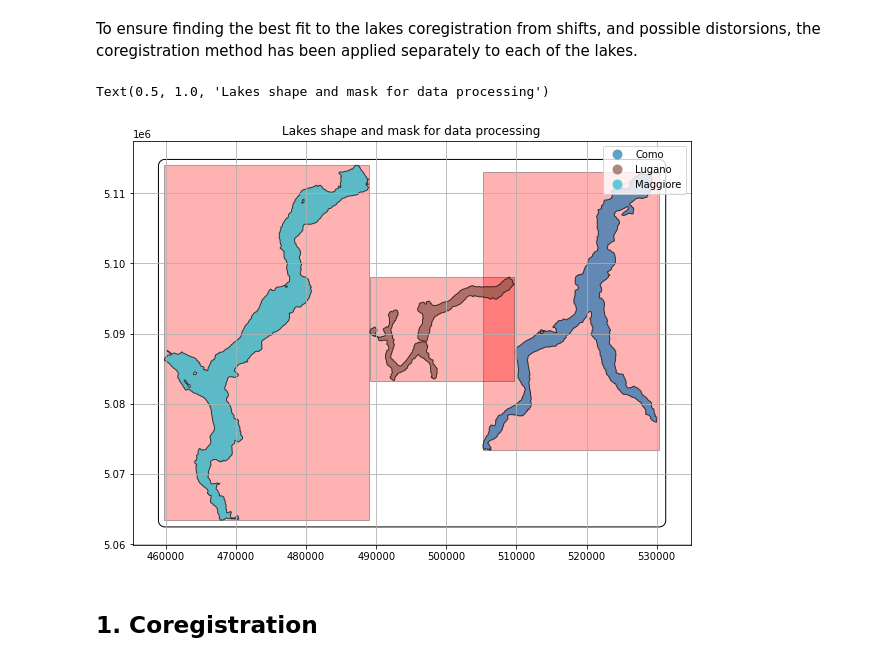
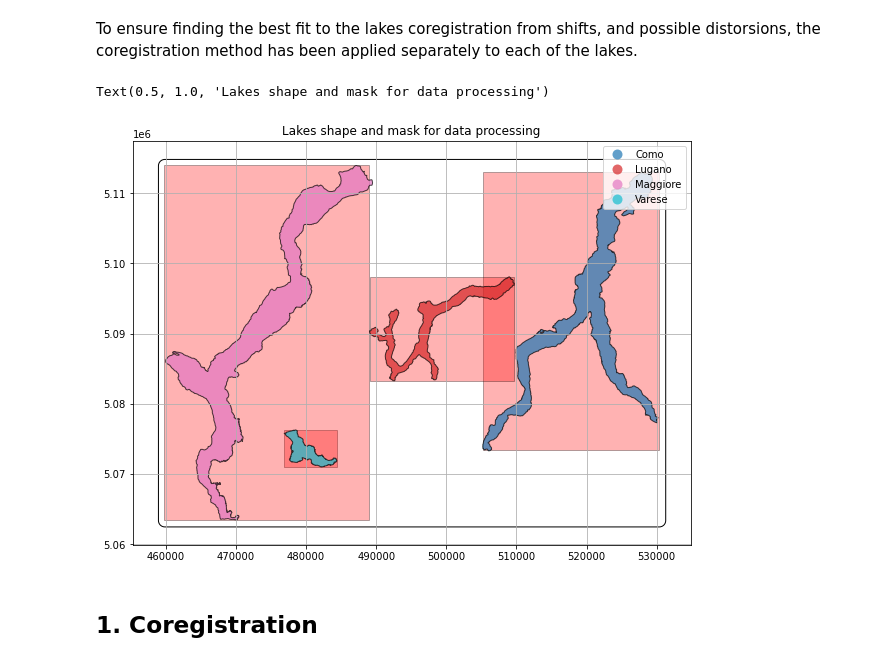
Before and after one commit to JFToro192/jpnbWQPsimile, a Jupyter notebook: notebooks/WQP_Coregistration.ipynb, the cells around one changed output. Drawn from its saved outputs; the diff is of its cells as text; code cells hidden in the pictures.

```diff
--- a/notebooks/WQP_Coregistration.ipynb
+++ b/notebooks/WQP_Coregistration.ipynb
@@ -49,23 +49,23 @@ cwd = {
 To ensure finding the best fit to the lakes coregistration from shifts, and possible distorsions, the coregistration method has been applied separately to each of the lakes.
 # %%
 # Lakes shapes and mask
-featureLakes = os.path.join(cwd['vector'],'simile_laghi/simile_laghi.shp')
+featureLakes = os.path.join(cwd['vector'],'simile_laghi/como_lugano_maggiore_varese.shp')
 featureGeometry = os.path.join(cwd['vector'],'simile_laghi_extent/simile_laghi_extent_600m_buff.shp')
-featureBoxes = os.path.join(cwd['vector'],'simile_laghi_bboxes/simile_laghi_bboxes.shp')
+featureBoxes = os.path.join(cwd['vector'],'simile_laghi_bboxes/como_lugano_maggiore_varese_bboxes.shp')
 # DataFrame of the lakes and mask
 gdf_maskWQP = gpd.read_file(featureGeometry)
 gdf_lakesWQP = gpd.read_file(featureLakes)
 gdf_bboxesWQP = gpd.read_file(featureBoxes)
 # Visualization of the lakes and mask
 fig, ax = plt.subplots(figsize=(10, 10))
 gdf_maskWQP.plot(ax = ax, color='white',edgecolor='k', alpha=1)
 gdf_bboxesWQP.plot(ax = ax, color='red',edgecolor='k', alpha=0.3)
 gdf_lakesWQP.plot(column='Nome', ax = ax ,edgecolor='k', alpha=0.7, legend=True)
 ax.grid()
 ax.set_title('Lakes shape and mask for data processing')
 # %% [output]
 Text(0.5, 1.0, 'Lakes shape and mask for data processing')
-[figure, old version]
+[figure, new version]
 # %% [markdown]
 ## 1. Coregistration
 # %% [markdown]
```
Also changed, not shown: parts of 1 cell of this notebook, 21 other files.
